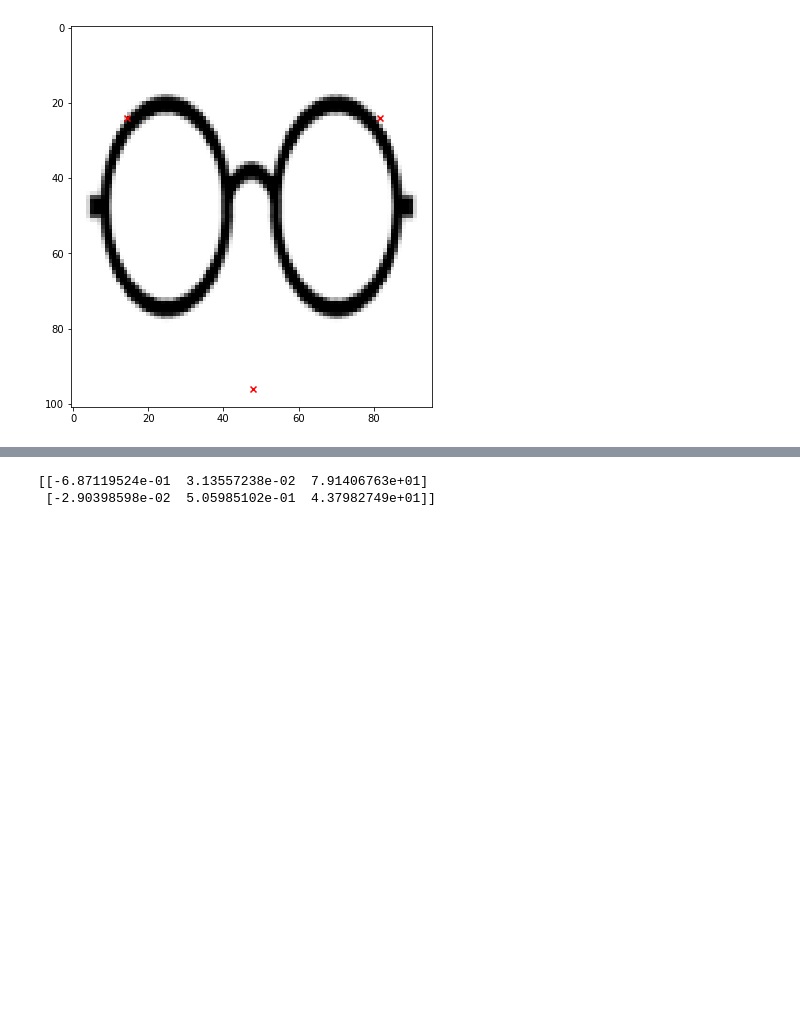
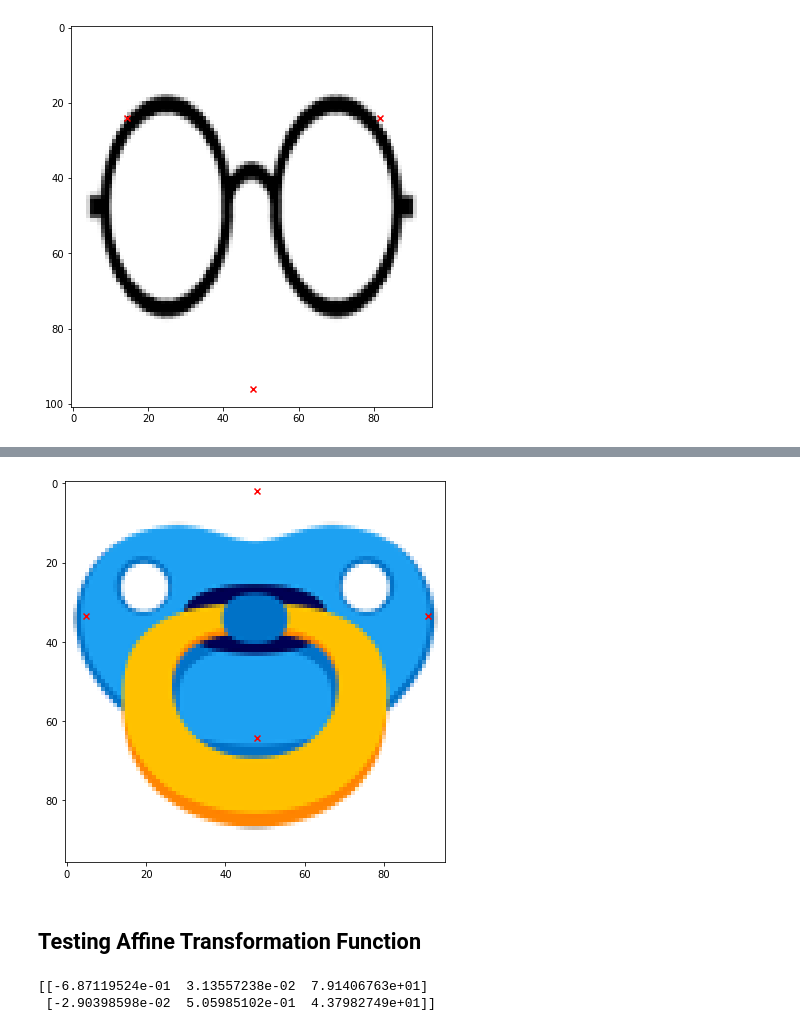
Before and after one commit to ss2342/CV_Snap_Filter, a Jupyter notebook: CV_Snap_filter_affine_transforms.ipynb, the cells around one changed output, grey strips where cells are left out. Saved outputs shown, nothing was run; the diff lists cells and outputs as text; code cells hidden in the pictures; blank space fills up the shorter version.

```diff
--- a/CV_Snap_filter_affine_transforms.ipynb
+++ b/CV_Snap_filter_affine_transforms.ipynb
@@ -439,10 +466,11 @@ def im_setup(img_path, width, height):
     RGB_im = cv2.cvtColor(im_uint8, cv2.COLOR_BGR2RGBA)
     return RGB_im
 # %%
-def createLandMarks(img_type, width,height ,scale_factor):
+def createLandMarks(img_type, width,height):
     #landmarks, to be hard set on certain filters
     xs = []
     ys = []
+    mark_vals = []
     if(img_type == 'nose'):
         #main landmark will correspond to the nose area, this should go onto the middle of the nose
         xs.append(width//2)
@@ -457,6 +485,7 @@ def createLandMarks(img_type, width,height ,scale_factor):
         xs.append(width - .25 * width )
         ys.append(height* .7 )
 
+        mark_vals = [10,11,12]
         #upper lip
         #xs.append(width//2 )
         #ys.append(height* .7 )
@@ -473,6 +502,7 @@ def createLandMarks(img_type, width,height ,scale_factor):
         xs.append(width * .5)
         ys.append(height)
 
+        mark_vals = [7,9,10]
     elif(img_type == 'eyes'):
         #left brow
         xs.append(width * .05)
@@ -497,6 +527,27 @@ def createLandMarks(img_type, width,height ,scale_factor):
         #right brow
         xs.append(width * .95)
         ys.append(height * .2 )
+
+        mark_vals = [7,3,0,1,5,9]
+    elif(img_type == 'mouth'):
+
+        #left lip
+        xs.append(width * .05)
+        ys.append(height * .35 )
+
+        #nose
+        xs.append(width * .5)
+        ys.append(height *.02 )
+
+        #lower lip
+        xs.append(width * .5)
+        ys.append(height * .67)
+
+        #right lip
+        xs.append(width * .95)
+        ys.append(height * .35)
+
+
     return xs,ys
 # %%
 #Open the Nose Filter Image
@@ -531,3 +596,19 @@ plt.show()
+# %%
+#Open the Mouth Filter Image
+sf = 1 #scale_factor
+img_mouth = im_setup('./Filter_Images/Binky.png', 96,96)
+(h, w) = img_eyes.shape[:2]
+img_type = 'mouth'
+mouth_xs,mouth_ys = createLandMarks(img_type, w,h)
+# %%
+plt.figure(figsize=(7, 7))
+plt.imshow(img_mouth, cmap='gray')
+plt.scatter(mouth_xs, mouth_ys, marker='x', color='red')
+plt.show()
+# %% [output]
+[figure, added]
+# %% [markdown]
+## Testing Affine Transformation Function
 # %%
 #testing img_scaling
 xs = []
```
Also changed, not shown: parts of 22 cells of this notebook.
